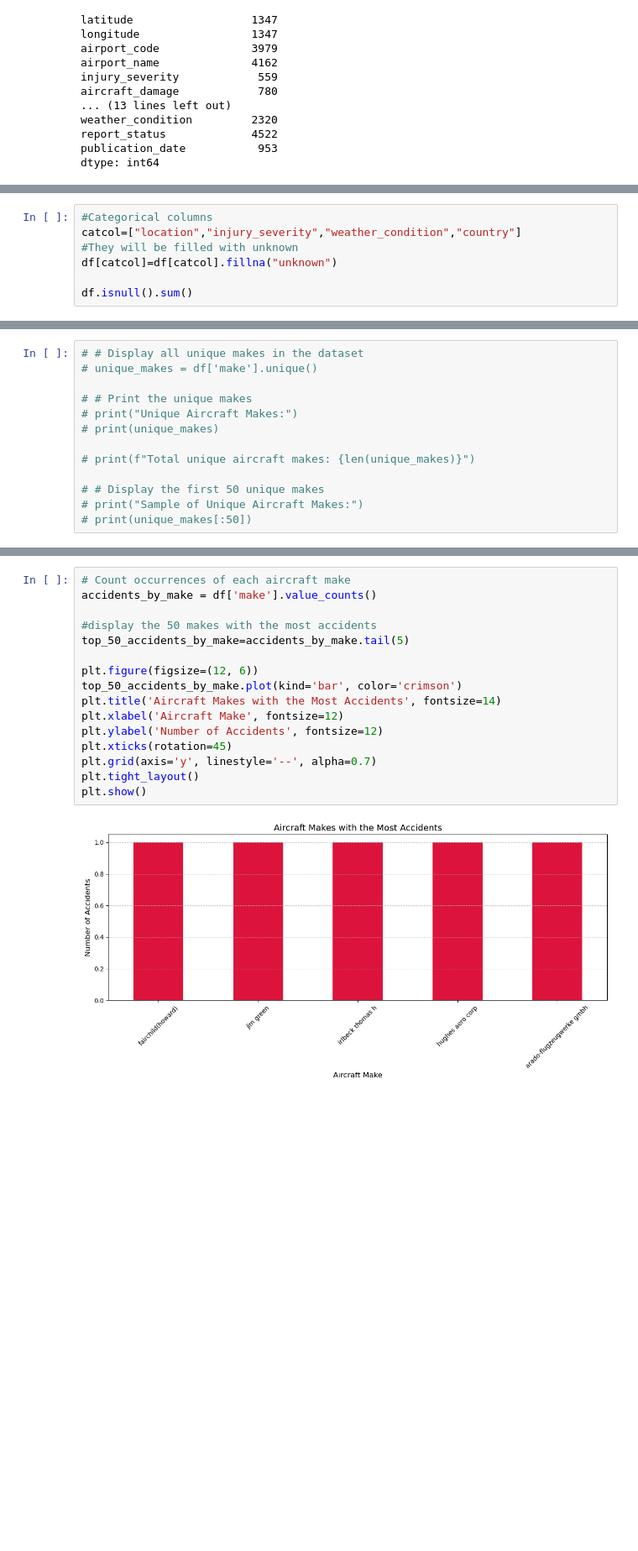
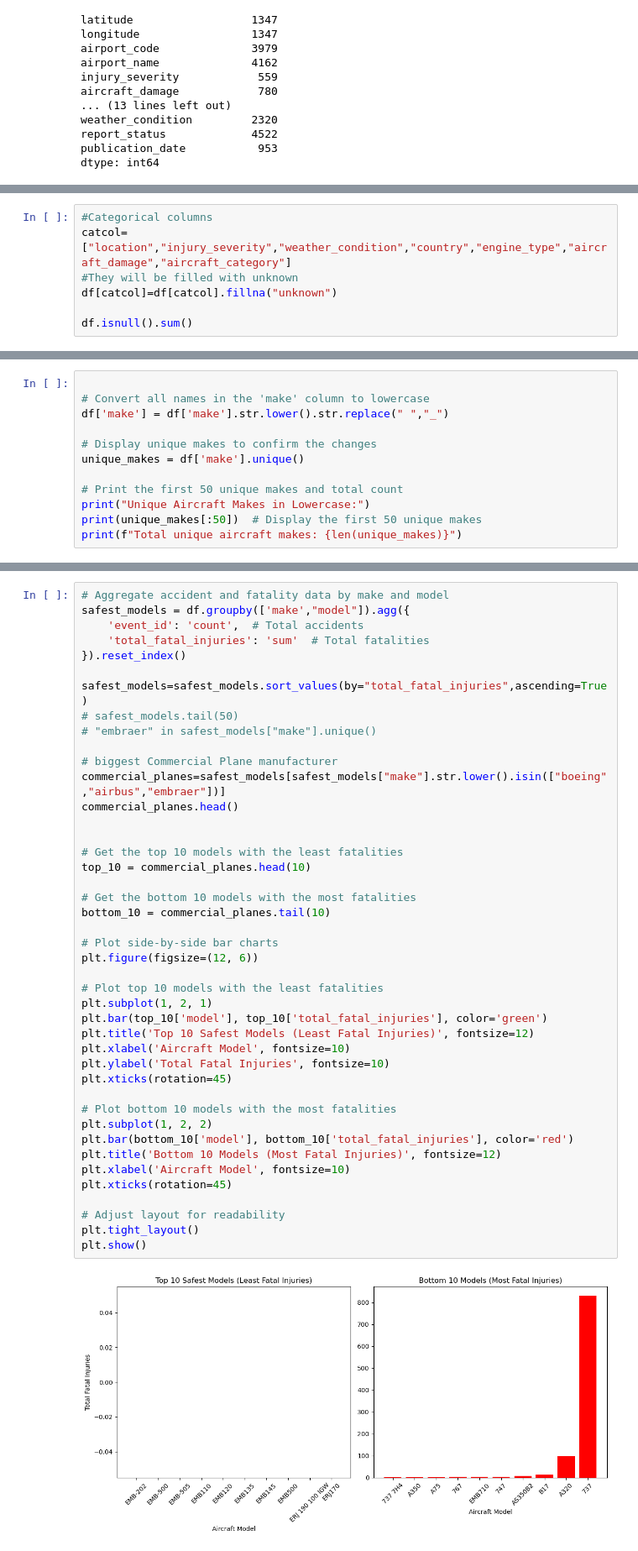
Before and after one commit to idreamofunicorns/Flight-Data-Analytics, a Jupyter notebook: Flight-Data-Analytics-Notebook.ipynb, the cells around one changed output, grey strips where cells are left out. Shown: that part at 84% size. Drawn from its saved outputs; the diff is of its cells as text; blank space fills up the shorter version.

```diff
--- a/Flight-Data-Analytics-Notebook.ipynb
+++ b/Flight-Data-Analytics-Notebook.ipynb
@@ -238,6 +233,6 @@ dtype: int64
 # %%
 #Categorical columns
-catcol=["location","injury_severity","weather_condition","country"]
+catcol=["location","injury_severity","weather_condition","country","engine_type","aircraft_damage","aircraft_category"]
 #They will be filled with unknown
 df[catcol]=df[catcol].fillna("unknown")
 
@@ -326,14 +314,13 @@ Planes in the data set have different uses and we are only interested in planes
 # %%
-# # Display all unique makes in the dataset
-# unique_makes = df['make'].unique()
 
-# # Print the unique makes
-# print("Unique Aircraft Makes:")
-# print(unique_makes)
+# Convert all names in the 'make' column to lowercase
+df['make'] = df['make'].str.lower().str.replace(" ","_")
 
-# print(f"Total unique aircraft makes: {len(unique_makes)}")
+# Display unique makes to confirm the changes
+unique_makes = df['make'].unique()
 
-# # Display the first 50 unique makes
-# print("Sample of Unique Aircraft Makes:")
-# print(unique_makes[:50])
+# Print the first 50 unique makes and total count
+print("Unique Aircraft Makes in Lowercase:")
+print(unique_makes[:50])  # Display the first 50 unique makes
+print(f"Total unique aircraft makes: {len(unique_makes)}")
 # %% [output]
@@ -382,19 +371,46 @@ Text(0, 0.5, 'No. of accidents')
 # %%
-# Count occurrences of each aircraft make
-accidents_by_make = df['make'].value_counts()
+# Aggregate accident and fatality data by make and model
+safest_models = df.groupby(['make',"model"]).agg({
+    'event_id': 'count',  # Total accidents
+    'total_fatal_injuries': 'sum'  # Total fatalities
+}).reset_index()
 
-#display the 50 makes with the most accidents
-top_50_accidents_by_make=accidents_by_make.tail(5)
+safest_models=safest_models.sort_values(by="total_fatal_injuries",ascending=True)
+# safest_models.tail(50)
+# "embraer" in safest_models["make"].unique()
 
+# biggest Commercial Plane manufacturer
+commercial_planes=safest_models[safest_models["make"].str.lower().isin(["boeing","airbus","embraer"])]
+commercial_planes.head()
+
+
+# Get the top 10 models with the least fatalities
+top_10 = commercial_planes.head(10)
+
+# Get the bottom 10 models with the most fatalities
+bottom_10 = commercial_planes.tail(10)
+
+# Plot side-by-side bar charts
 plt.figure(figsize=(12, 6))
-top_50_accidents_by_make.plot(kind='bar', color='crimson')
-plt.title('Aircraft Makes with the Most Accidents', fontsize=14)
-plt.xlabel('Aircraft Make', fontsize=12)
-plt.ylabel('Number of Accidents', fontsize=12)
+
+# Plot top 10 models with the least fatalities
+plt.subplot(1, 2, 1)
+plt.bar(top_10['model'], top_10['total_fatal_injuries'], color='green')
+plt.title('Top 10 Safest Models (Least Fatal Injuries)', fontsize=12)
+plt.xlabel('Aircraft Model', fontsize=10)
+plt.ylabel('Total Fatal Injuries', fontsize=10)
 plt.xticks(rotation=45)
-plt.grid(axis='y', linestyle='--', alpha=0.7)
+
+# Plot bottom 10 models with the most fatalities
+plt.subplot(1, 2, 2)
+plt.bar(bottom_10['model'], bottom_10['total_fatal_injuries'], color='red')
+plt.title('Bottom 10 Models (Most Fatal Injuries)', fontsize=12)
+plt.xlabel('Aircraft Model', fontsize=10)
+plt.xticks(rotation=45)
+
+# Adjust layout for readability
 plt.tight_layout()
 plt.show()
 # %% [output]
-[figure, old version]
+[figure, new version]
 # %% [markdown]
```
Also changed, not shown: parts of 26 cells of this notebook, 7 other files.
